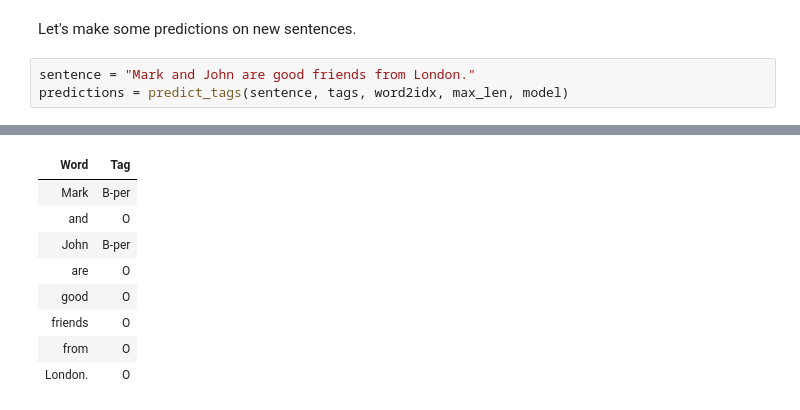
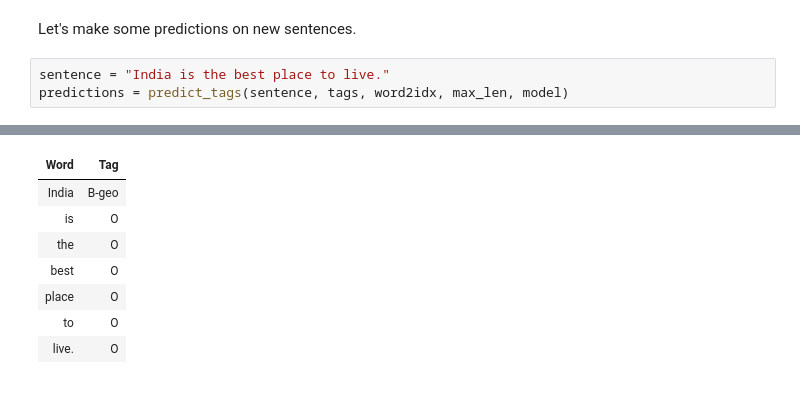
Before and after one commit to rahulbhoyar1995/NER-Case-Study, a Jupyter notebook: ner_analysis.ipynb, the cells around one changed output, grey strips where cells are left out. Cells and saved outputs as stored; diff of their text form.

```diff
--- a/ner_analysis.ipynb
+++ b/ner_analysis.ipynb
@@ -377,6 +318,6 @@ Creates a DataFrame from the predictions and displays it as a nicely formatted t
 # %% [markdown]
 Let's make some predictions on new sentences.
 # %%
-sentence = "Mark and John are good friends from London."
+sentence = "India is the best place to live."
 predictions = predict_tags(sentence, tags, word2idx, max_len, model)
 # %% [output]
@@ -385,9 +325,8 @@ predictions = predict_tags(sentence, tags, word2idx, max_len, model)
 | Word | Tag |
-| Mark | B-per |
-| and | O |
-| John | B-per |
-| are | O |
-| good | O |
-| friends | O |
-| from | O |
-| London. | O |
+| India | B-geo |
+| is | O |
+| the | O |
+| best | O |
+| place | O |
+| to | O |
+| live. | O |
```
Also changed, not shown: parts of 55 cells of this notebook.
